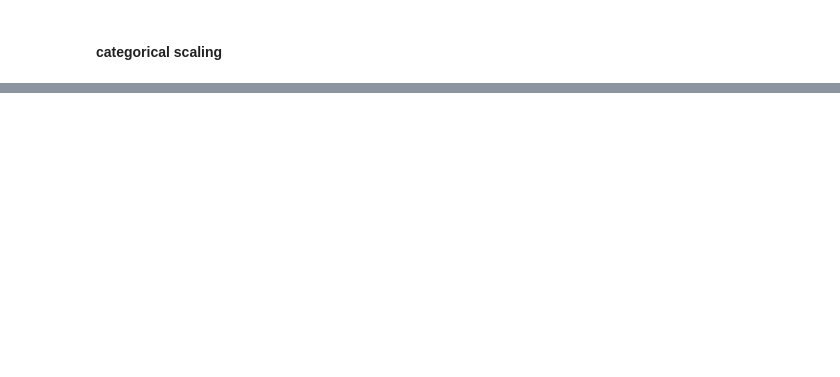
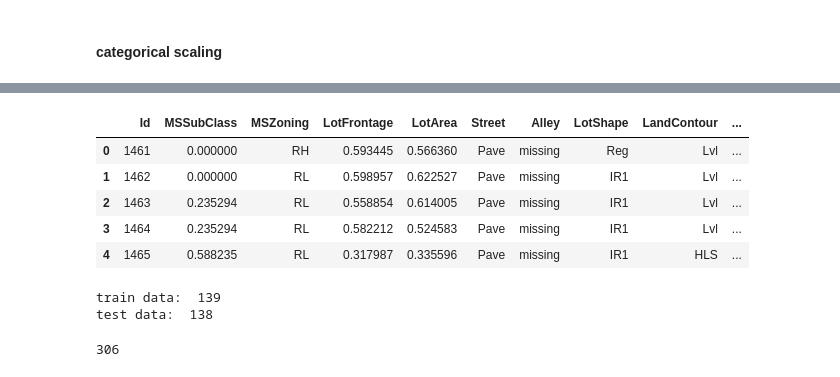
Before and after one commit to ShahulHam33d/House_price_prediction, a Jupyter notebook: FE-House_price_prediction.ipynb, the cells around one changed output, grey strips where cells are left out. Cells and saved outputs as stored; diff of their text form; code cells hidden in the pictures; blank space fills up the shorter version.

Commit message:
balanced dimension of datasets

```diff
--- a/FE-House_price_prediction.ipynb
+++ b/FE-House_price_prediction.ipynb
@@ -388,0 +450,3 @@ for feature in tt_cat_rar:
+# %%
+# lets balance the features now
+df_train['KitchenQual_rar'] = 0
@@ -419,8 +536,26 @@ data_train.head()
 # %%
-data_test = data_test.drop("missing",axis=1)
+data_test = data_test.drop(unwanted,axis=1)
 data_test.head()
+# %% [output]
+|  | Id | MSSubClass | MSZoning | LotFrontage | LotArea | Street | Alley | LotShape | LandContour | ... |
+| 0 | 1461 | 0.000000 | RH | 0.593445 | 0.566360 | Pave | missing | Reg | Lvl | ... |
+| 1 | 1462 | 0.000000 | RL | 0.598957 | 0.622527 | Pave | missing | IR1 | Lvl | ... |
+| 2 | 1463 | 0.235294 | RL | 0.558854 | 0.614005 | Pave | missing | IR1 | Lvl | ... |
+| 3 | 1464 | 0.235294 | RL | 0.582212 | 0.524583 | Pave | missing | IR1 | Lvl | ... |
+| 4 | 1465 | 0.588235 | RL | 0.317987 | 0.335596 | Pave | missing | IR1 | HLS | ... |
+# %%
+#checking
+print("train data: ",len(df_train.columns))
+print("test data: ",len(df_test.columns))# it will be one less bcoz of sale price column
+# %% [output]
+train data:  139
+test data:  138
 # %%
 data_train.to_csv("data_train.csv")
 data_test.to_csv("data_test.csv")
+# %%
+len(data_train.columns)
+# %% [output]
+306
 # %%
 len(data_test.columns)
```
Also changed, not shown: parts of 21 cells of this notebook.
